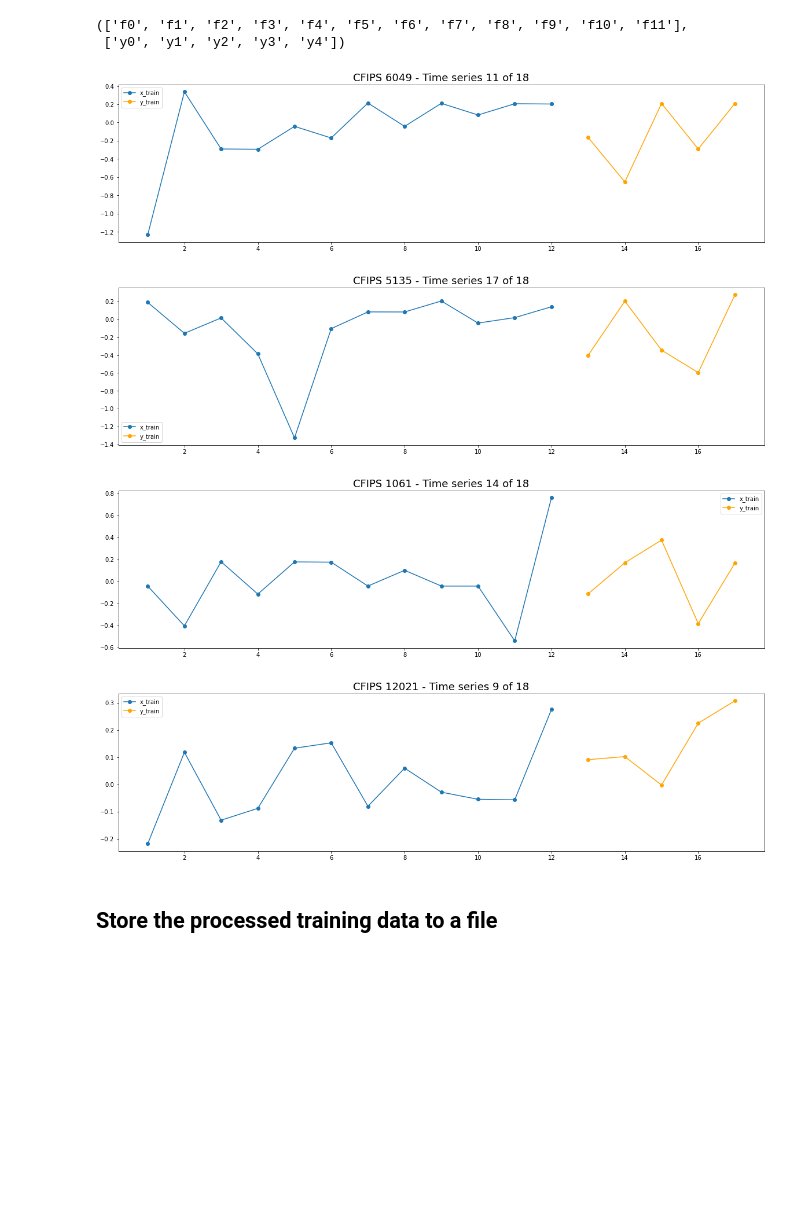
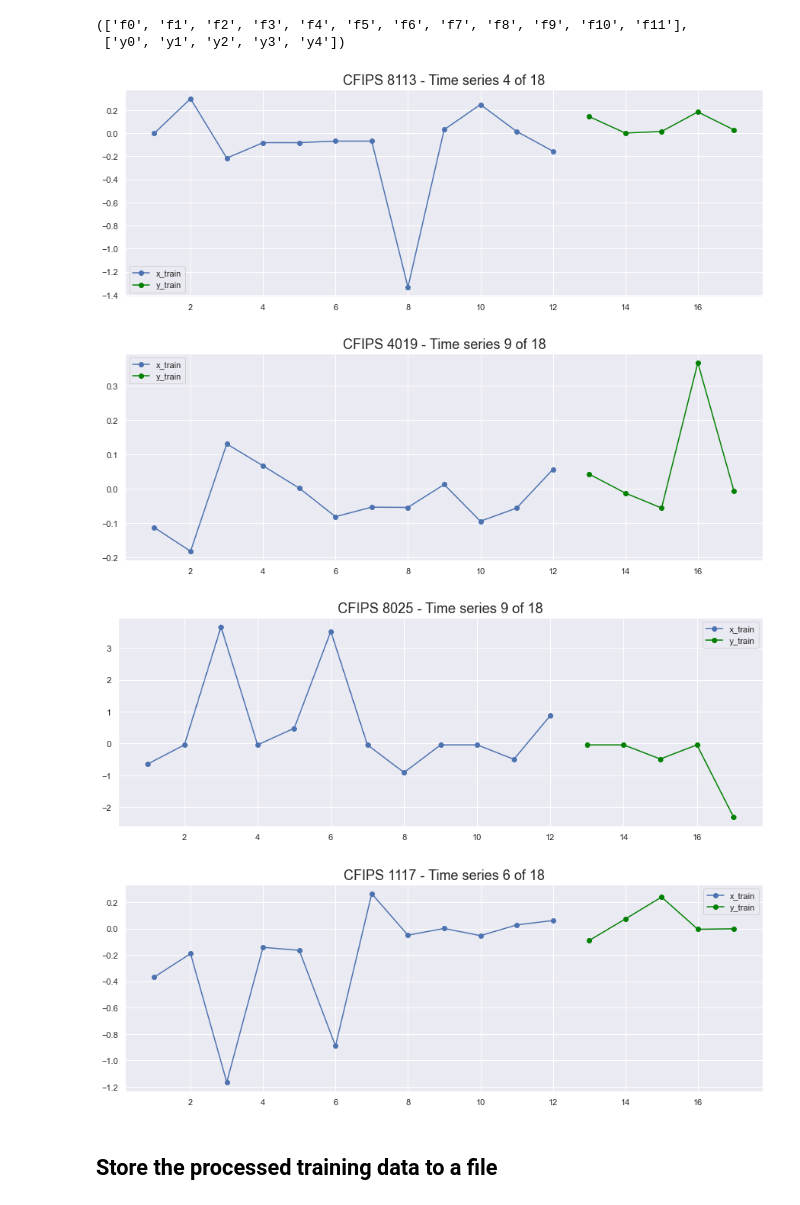
Before and after one commit to 9417GoodLuck/GoDaddy, a Jupyter notebook: DataProcess.ipynb, the cells around one changed output. Drawn from its saved outputs; the diff is of its cells as text; code cells hidden in the pictures; blank space fills up the shorter version.

```diff
--- a/DataProcess.ipynb
+++ b/DataProcess.ipynb
@@ -22,0 +96,7 @@ Extra train data shape: (6270, 7)
+# %%
+# Since the column contains continuous variables,
+# we can utilize probability density histograms to observe its distribution:
+import seaborn as sns
+
+sns.set()
+sns.histplot(train['microbusiness_density'], kde=True)
@@ -257,23 +362,23 @@ FEATURES, TARGETS
 # %%
 for k in range(4):
     j = np.random.choice(np.arange(len(x_data2))) # minimize CFIPS
 
     row = j//COPIES
     col = j%COPIES
 
-    plt.figure(figsize=(20,5))
+    plt.figure(figsize=(15,5))
     x = np.arange(WIDTH-COPIES-4-1)+1 # Adjust the index value from 0 to 1 with the +1 operation to more closely match the time unit of the time series.
     plt.plot(x,x_data3[j,],'-o',label='x_train')
     plt.plot([WIDTH-COPIES-4,WIDTH-COPIES-3,WIDTH-COPIES-2,WIDTH-COPIES-1,WIDTH-COPIES],y_data3[j,],
-             '-o',color='orange',label='y_train')
+             '-o',color='green',label='y_train')
     plt.title(f'CFIPS {KEEP[row]} - Time series {col} of {COPIES}',size=18)
     plt.legend()
     plt.show()
 # %% [output]
-[figure, old version]
+[figure, new version]
-[figure, old version]
+[figure, new version]
-[figure, old version]
+[figure, new version]
-[figure, old version]
+[figure, new version]
 # %% [markdown]
 ## Store the processed training data to a file
 # %%
```
Also changed, not shown: parts of 23 cells of this notebook, 27 other files.
